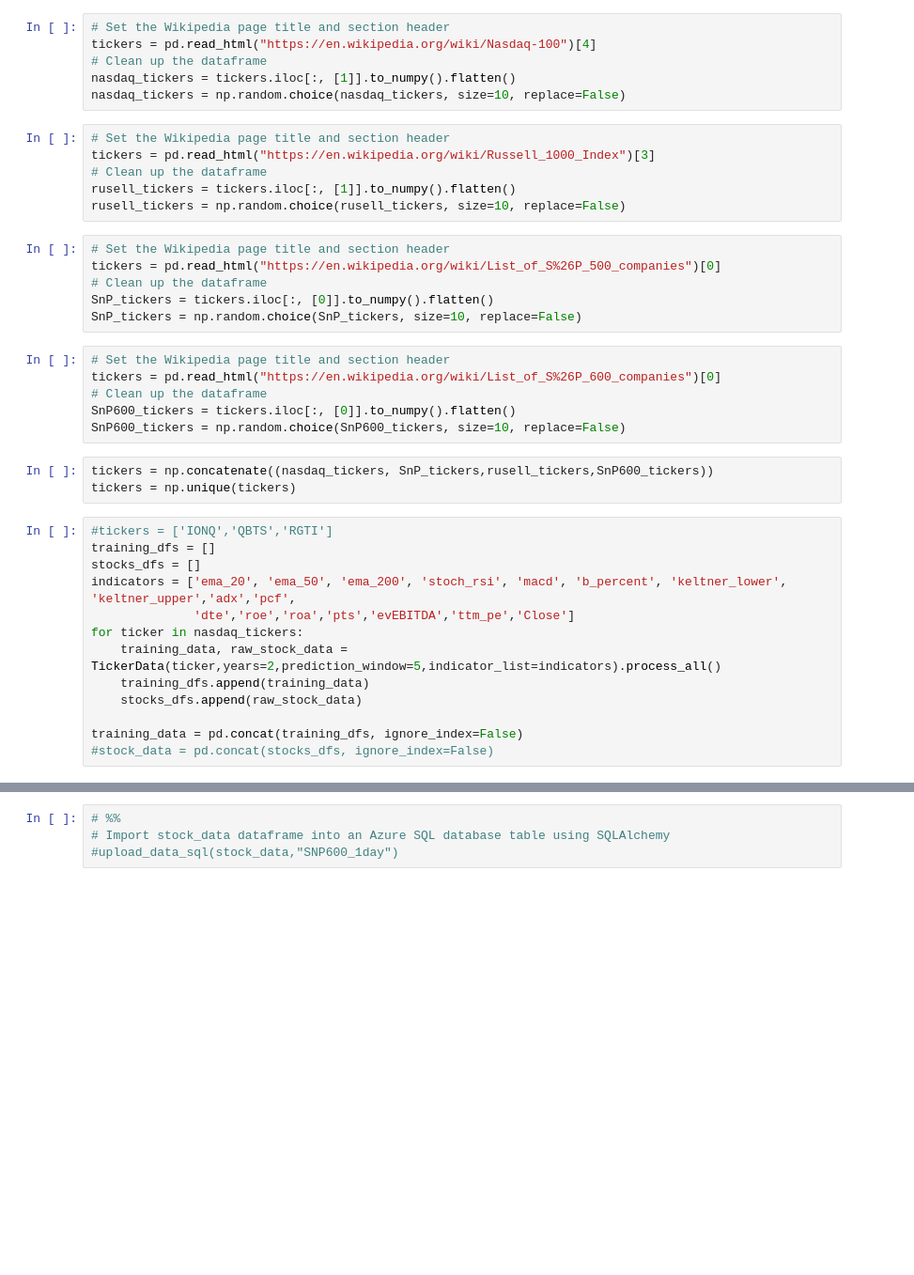
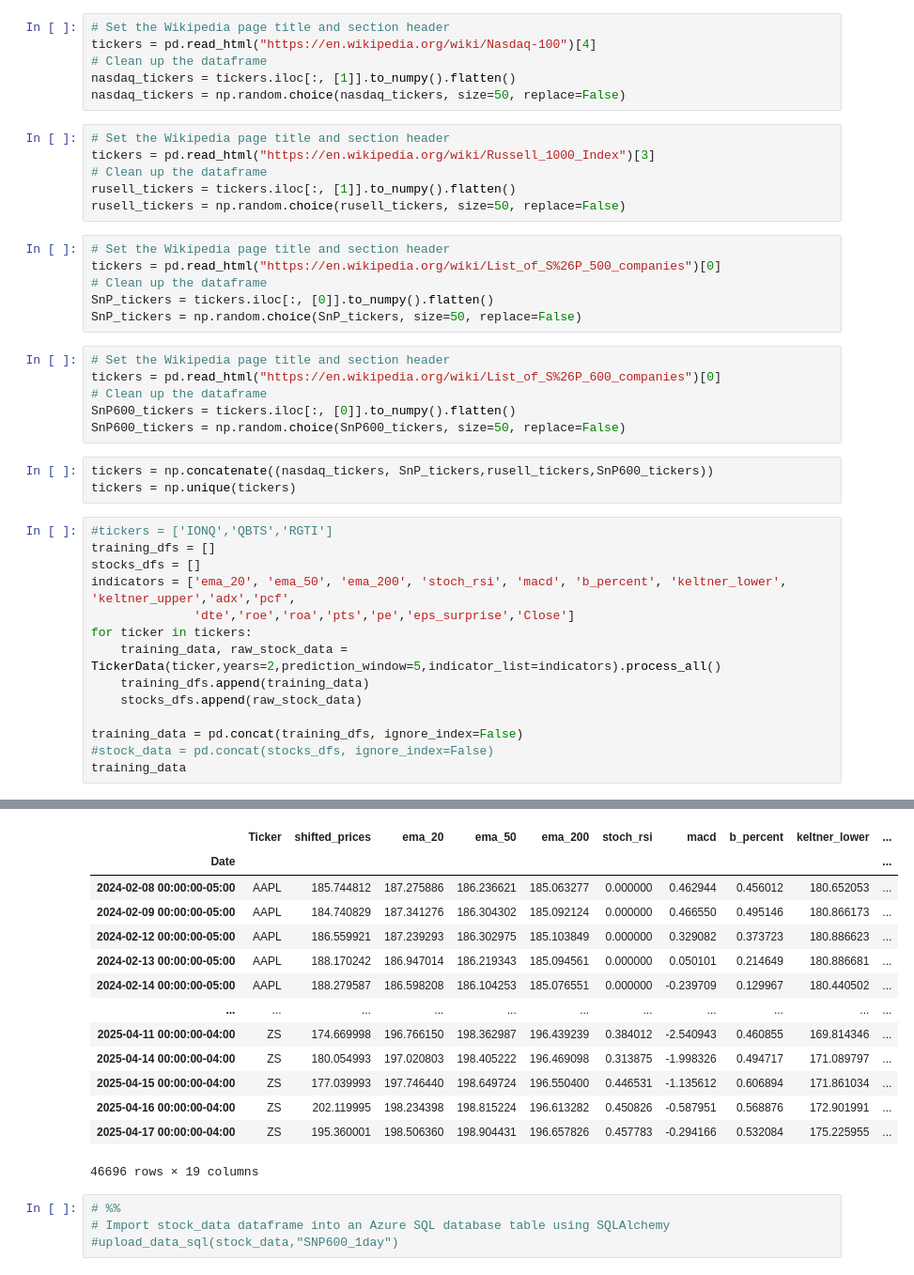
Before and after one commit to taltmann0818/Project_DeepGreen, a Jupyter notebook: Price Prediction2.ipynb, the cells around one changed output, grey strips where cells are left out. Shown: that part at 94% size. Cells and saved outputs as stored; diff of their text form; blank space fills up the shorter version.

```diff
--- a/Price Prediction2.ipynb
+++ b/Price Prediction2.ipynb
@@ -31,25 +31,25 @@ if device == "cuda":
 tickers = pd.read_html("https://en.wikipedia.org/wiki/Nasdaq-100")[4]
 # Clean up the dataframe
 nasdaq_tickers = tickers.iloc[:, [1]].to_numpy().flatten()
-nasdaq_tickers = np.random.choice(nasdaq_tickers, size=10, replace=False)
+nasdaq_tickers = np.random.choice(nasdaq_tickers, size=50, replace=False)
 # %%
 # Set the Wikipedia page title and section header
 tickers = pd.read_html("https://en.wikipedia.org/wiki/Russell_1000_Index")[3]
 # Clean up the dataframe
 rusell_tickers = tickers.iloc[:, [1]].to_numpy().flatten()
-rusell_tickers = np.random.choice(rusell_tickers, size=10, replace=False)
+rusell_tickers = np.random.choice(rusell_tickers, size=50, replace=False)
 # %%
 # Set the Wikipedia page title and section header
 tickers = pd.read_html("https://en.wikipedia.org/wiki/List_of_S%26P_500_companies")[0]
 # Clean up the dataframe
 SnP_tickers = tickers.iloc[:, [0]].to_numpy().flatten()
-SnP_tickers = np.random.choice(SnP_tickers, size=10, replace=False)
+SnP_tickers = np.random.choice(SnP_tickers, size=50, replace=False)
 # %%
 # Set the Wikipedia page title and section header
 tickers = pd.read_html("https://en.wikipedia.org/wiki/List_of_S%26P_600_companies")[0]
 # Clean up the dataframe
 SnP600_tickers = tickers.iloc[:, [0]].to_numpy().flatten()
-SnP600_tickers = np.random.choice(SnP600_tickers, size=10, replace=False)
+SnP600_tickers = np.random.choice(SnP600_tickers, size=50, replace=False)
 # %%
 tickers = np.concatenate((nasdaq_tickers, SnP_tickers,rusell_tickers,SnP600_tickers))
 tickers = np.unique(tickers)
@@ -58,12 +58,13 @@ tickers = np.unique(tickers)
 training_dfs = []
 stocks_dfs = []
 indicators = ['ema_20', 'ema_50', 'ema_200', 'stoch_rsi', 'macd', 'b_percent', 'keltner_lower', 'keltner_upper','adx','pcf',
-              'dte','roe','roa','pts','evEBITDA','ttm_pe','Close']
-for ticker in nasdaq_tickers:
+              'dte','roe','roa','pts','pe','eps_surprise','Close']
+for ticker in tickers:
     training_data, raw_stock_data = TickerData(ticker,years=2,prediction_window=5,indicator_list=indicators).process_all()
     training_dfs.append(training_data)
     stocks_dfs.append(raw_stock_data)
 
 training_data = pd.concat(training_dfs, ignore_index=False)
 #stock_data = pd.concat(stocks_dfs, ignore_index=False)
+training_data
 # %% [output]
@@ -71,3 +100,17 @@ KeyError: 'Requested level (Date) does not match index name (None)'
+|  | Ticker | shifted_prices | ema_20 | ema_50 | ema_200 | stoch_rsi | macd | b_percent | keltner_lower | ... |
+| Date |  |  |  |  |  |  |  |  |  | ... |
+| 2024-02-08 00:00:00-05:00 | AAPL | 185.744812 | 187.275886 | 186.236621 | 185.063277 | 0.000000 | 0.462944 | 0.456012 | 180.652053 | ... |
+| 2024-02-09 00:00:00-05:00 | AAPL | 184.740829 | 187.341276 | 186.304302 | 185.092124 | 0.000000 | 0.466550 | 0.495146 | 180.866173 | ... |
+| 2024-02-12 00:00:00-05:00 | AAPL | 186.559921 | 187.239293 | 186.302975 | 185.103849 | 0.000000 | 0.329082 | 0.373723 | 180.886623 | ... |
+| 2024-02-13 00:00:00-05:00 | AAPL | 188.170242 | 186.947014 | 186.219343 | 185.094561 | 0.000000 | 0.050101 | 0.214649 | 180.886681 | ... |
+| 2024-02-14 00:00:00-05:00 | AAPL | 188.279587 | 186.598208 | 186.104253 | 185.076551 | 0.000000 | -0.239709 | 0.129967 | 180.440502 | ... |
+| ... | ... | ... | ... | ... | ... | ... | ... | ... | ... | ... |
+| 2025-04-11 00:00:00-04:00 | ZS | 174.669998 | 196.766150 | 198.362987 | 196.439239 | 0.384012 | -2.540943 | 0.460855 | 169.814346 | ... |
+| 2025-04-14 00:00:00-04:00 | ZS | 180.054993 | 197.020803 | 198.405222 | 196.469098 | 0.313875 | -1.998326 | 0.494717 | 171.089797 | ... |
+| 2025-04-15 00:00:00-04:00 | ZS | 177.039993 | 197.746440 | 198.649724 | 196.550400 | 0.446531 | -1.135612 | 0.606894 | 171.861034 | ... |
+| 2025-04-16 00:00:00-04:00 | ZS | 202.119995 | 198.234398 | 198.815224 | 196.613282 | 0.450826 | -0.587951 | 0.568876 | 172.901991 | ... |
+| 2025-04-17 00:00:00-04:00 | ZS | 195.360001 | 198.506360 | 198.904431 | 196.657826 | 0.457783 | -0.294166 | 0.532084 | 175.225955 | ... |
+46696 rows × 19 columns
 # %%
 # %%
 # Import stock_data dataframe into an Azure SQL database table using SQLAlchemy
```
Also changed, not shown: parts of 3 cells of this notebook, 1 other file.
